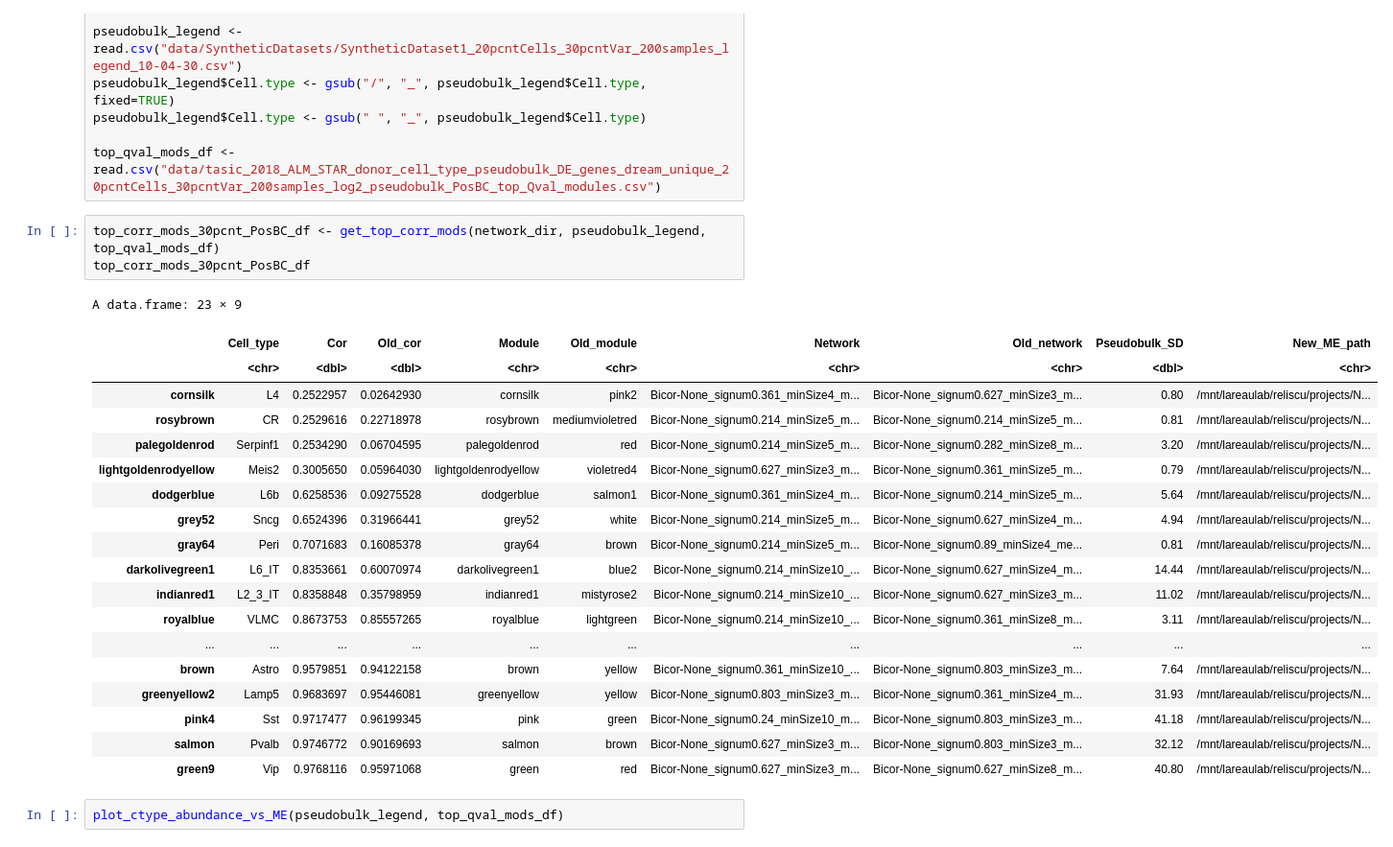
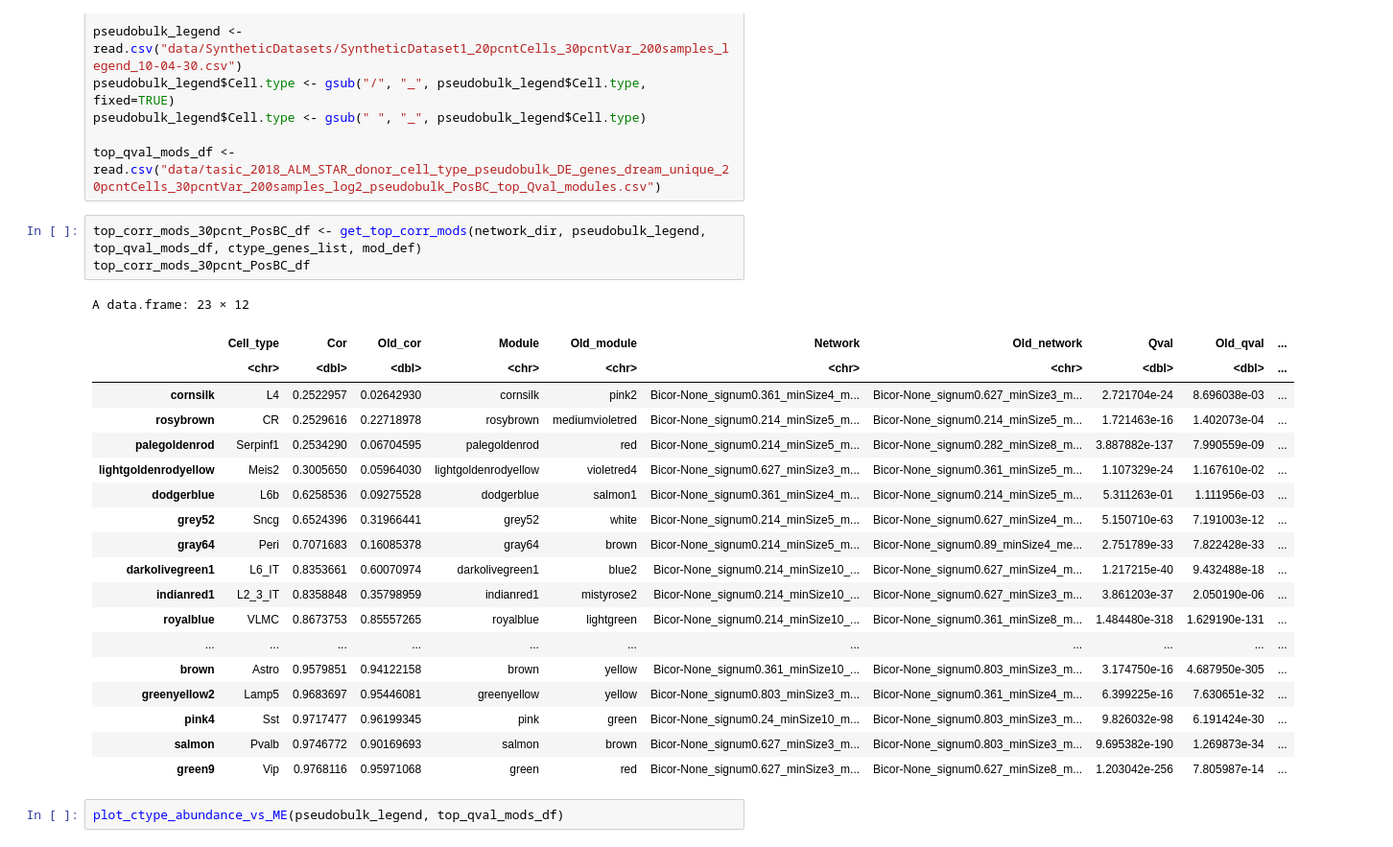
Before and after one commit to reliscu/pseudobulk_splicing_tasic_2018_mouse_ALM, a Jupyter notebook: 08_plot_modules_vs_eigengenes copy.ipynb, the cells around one changed output. Shown: that part at 96% size. Saved outputs shown, nothing was run; the diff lists cells and outputs as text.

```diff
--- a/08_plot_modules_vs_eigengenes copy.ipynb
+++ b/08_plot_modules_vs_eigengenes copy.ipynb
@@ -49,28 +49,28 @@ pseudobulk_legend$Cell.type <- gsub(" ", "_", pseudobulk_legend$Cell.type)
 
 top_qval_mods_df <- read.csv("data/tasic_2018_ALM_STAR_donor_cell_type_pseudobulk_DE_genes_dream_unique_20pcntCells_30pcntVar_200samples_log2_pseudobulk_PosBC_top_Qval_modules.csv")
 # %%
-top_corr_mods_30pcnt_PosBC_df <- get_top_corr_mods(network_dir, pseudobulk_legend, top_qval_mods_df)
+top_corr_mods_30pcnt_PosBC_df <- get_top_corr_mods(network_dir, pseudobulk_legend, top_qval_mods_df, ctype_genes_list, mod_def)
 top_corr_mods_30pcnt_PosBC_df
 # %% [output]
-A data.frame: 23 × 9
+A data.frame: 23 × 12
-|  | Cell_type | Cor | Old_cor | Module | Old_module | Network | Old_network | Pseudobulk_SD | New_ME_path |
-|  | <chr> | <dbl> | <dbl> | <chr> | <chr> | <chr> | <chr> | <dbl> | <chr> |
-| cornsilk | L4 | 0.2522957 | 0.02642930 | cornsilk | pink2 | Bicor-None_signum0.361_minSize4_m... | Bicor-None_signum0.627_minSize3_m... | 0.80 | /mnt/lareaulab/reliscu/projects/N... |
-| rosybrown | CR | 0.2529616 | 0.22718978 | rosybrown | mediumvioletred | Bicor-None_signum0.214_minSize5_m... | Bicor-None_signum0.214_minSize5_m... | 0.81 | /mnt/lareaulab/reliscu/projects/N... |
-| palegoldenrod | Serpinf1 | 0.2534290 | 0.06704595 | palegoldenrod | red | Bicor-None_signum0.214_minSize5_m... | Bicor-None_signum0.282_minSize8_m... | 3.20 | /mnt/lareaulab/reliscu/projects/N... |
-| lightgoldenrodyellow | Meis2 | 0.3005650 | 0.05964030 | lightgoldenrodyellow | violetred4 | Bicor-None_signum0.627_minSize3_m... | Bicor-None_signum0.361_minSize5_m... | 0.79 | /mnt/lareaulab/reliscu/projects/N... |
-| dodgerblue | L6b | 0.6258536 | 0.09275528 | dodgerblue | salmon1 | Bicor-None_signum0.361_minSize4_m... | Bicor-None_signum0.214_minSize5_m... | 5.64 | /mnt/lareaulab/reliscu/projects/N... |
-| grey52 | Sncg | 0.6524396 | 0.31966441 | grey52 | white | Bicor-None_signum0.214_minSize5_m... | Bicor-None_signum0.627_minSize4_m... | 4.94 | /mnt/lareaulab/reliscu/projects/N... |
-| gray64 | Peri | 0.7071683 | 0.16085378 | gray64 | brown | Bicor-None_signum0.214_minSize5_m... | Bicor-None_signum0.89_minSize4_me... | 0.81 | /mnt/lareaulab/reliscu/projects/N... |
-| darkolivegreen1 | L6_IT | 0.8353661 | 0.60070974 | darkolivegreen1 | blue2 | Bicor-None_signum0.214_minSize10_... | Bicor-None_signum0.627_minSize4_m... | 14.44 | /mnt/lareaulab/reliscu/projects/N... |
-| indianred1 | L2_3_IT | 0.8358848 | 0.35798959 | indianred1 | mistyrose2 | Bicor-None_signum0.214_minSize10_... | Bicor-None_signum0.627_minSize3_m... | 11.02 | /mnt/lareaulab/reliscu/projects/N... |
-| royalblue | VLMC | 0.8673753 | 0.85557265 | royalblue | lightgreen | Bicor-None_signum0.214_minSize10_... | Bicor-None_signum0.361_minSize8_m... | 3.11 | /mnt/lareaulab/reliscu/projects/N... |
-| ... | ... | ... | ... | ... | ... | ... | ... | ... | ... |
-| brown | Astro | 0.9579851 | 0.94122158 | brown | yellow | Bicor-None_signum0.361_minSize10_... | Bicor-None_signum0.803_minSize3_m... | 7.64 | /mnt/lareaulab/reliscu/projects/N... |
-| greenyellow2 | Lamp5 | 0.9683697 | 0.95446081 | greenyellow | yellow | Bicor-None_signum0.803_minSize3_m... | Bicor-None_signum0.361_minSize4_m... | 31.93 | /mnt/lareaulab/reliscu/projects/N... |
-| pink4 | Sst | 0.9717477 | 0.96199345 | pink | green | Bicor-None_signum0.24_minSize10_m... | Bicor-None_signum0.803_minSize3_m... | 41.18 | /mnt/lareaulab/reliscu/projects/N... |
-| salmon | Pvalb | 0.9746772 | 0.90169693 | salmon | brown | Bicor-None_signum0.627_minSize3_m... | Bicor-None_signum0.803_minSize3_m... | 32.12 | /mnt/lareaulab/reliscu/projects/N... |
-| green9 | Vip | 0.9768116 | 0.95971068 | green | red | Bicor-None_signum0.627_minSize3_m... | Bicor-None_signum0.627_minSize8_m... | 40.80 | /mnt/lareaulab/reliscu/projects/N... |
+|  | Cell_type | Cor | Old_cor | Module | Old_module | Network | Old_network | Qval | Old_qval | ... |
+|  | <chr> | <dbl> | <dbl> | <chr> | <chr> | <chr> | <chr> | <dbl> | <dbl> | ... |
+| cornsilk | L4 | 0.2522957 | 0.02642930 | cornsilk | pink2 | Bicor-None_signum0.361_minSize4_m... | Bicor-None_signum0.627_minSize3_m... | 2.721704e-24 | 8.696038e-03 | ... |
+| rosybrown | CR | 0.2529616 | 0.22718978 | rosybrown | mediumvioletred | Bicor-None_signum0.214_minSize5_m... | Bicor-None_signum0.214_minSize5_m... | 1.721463e-16 | 1.402073e-04 | ... |
+| palegoldenrod | Serpinf1 | 0.2534290 | 0.06704595 | palegoldenrod | red | Bicor-None_signum0.214_minSize5_m... | Bicor-None_signum0.282_minSize8_m... | 3.887882e-137 | 7.990559e-09 | ... |
+| lightgoldenrodyellow | Meis2 | 0.3005650 | 0.05964030 | lightgoldenrodyellow | violetred4 | Bicor-None_signum0.627_minSize3_m... | Bicor-None_signum0.361_minSize5_m... | 1.107329e-24 | 1.167610e-02 | ... |
+| dodgerblue | L6b | 0.6258536 | 0.09275528 | dodgerblue | salmon1 | Bicor-None_signum0.361_minSize4_m... | Bicor-None_signum0.214_minSize5_m... | 5.311263e-01 | 1.111956e-03 | ... |
+| grey52 | Sncg | 0.6524396 | 0.31966441 | grey52 | white | Bicor-None_signum0.214_minSize5_m... | Bicor-None_signum0.627_minSize4_m... | 5.150710e-63 | 7.191003e-12 | ... |
+| gray64 | Peri | 0.7071683 | 0.16085378 | gray64 | brown | Bicor-None_signum0.214_minSize5_m... | Bicor-None_signum0.89_minSize4_me... | 2.751789e-33 | 7.822428e-33 | ... |
+| darkolivegreen1 | L6_IT | 0.8353661 | 0.60070974 | darkolivegreen1 | blue2 | Bicor-None_signum0.214_minSize10_... | Bicor-None_signum0.627_minSize4_m... | 1.217215e-40 | 9.432488e-18 | ... |
+| indianred1 | L2_3_IT | 0.8358848 | 0.35798959 | indianred1 | mistyrose2 | Bicor-None_signum0.214_minSize10_... | Bicor-None_signum0.627_minSize3_m... | 3.861203e-37 | 2.050190e-06 | ... |
+| royalblue | VLMC | 0.8673753 | 0.85557265 | royalblue | lightgreen | Bicor-None_signum0.214_minSize10_... | Bicor-None_signum0.361_minSize8_m... | 1.484480e-318 | 1.629190e-131 | ... |
+| ... | ... | ... | ... | ... | ... | ... | ... | ... | ... | ... |
+| brown | Astro | 0.9579851 | 0.94122158 | brown | yellow | Bicor-None_signum0.361_minSize10_... | Bicor-None_signum0.803_minSize3_m... | 3.174750e-16 | 4.687950e-305 | ... |
+| greenyellow2 | Lamp5 | 0.9683697 | 0.95446081 | greenyellow | yellow | Bicor-None_signum0.803_minSize3_m... | Bicor-None_signum0.361_minSize4_m... | 6.399225e-16 | 7.630651e-32 | ... |
+| pink4 | Sst | 0.9717477 | 0.96199345 | pink | green | Bicor-None_signum0.24_minSize10_m... | Bicor-None_signum0.803_minSize3_m... | 9.826032e-98 | 6.191424e-30 | ... |
+| salmon | Pvalb | 0.9746772 | 0.90169693 | salmon | brown | Bicor-None_signum0.627_minSize3_m... | Bicor-None_signum0.803_minSize3_m... | 9.695382e-190 | 1.269873e-34 | ... |
+| green9 | Vip | 0.9768116 | 0.95971068 | green | red | Bicor-None_signum0.627_minSize3_m... | Bicor-None_signum0.627_minSize8_m... | 1.203042e-256 | 7.805987e-14 | ... |
 # %%
 plot_ctype_abundance_vs_ME(pseudobulk_legend, top_qval_mods_df)
 # %% [output]
```
Also changed, not shown: parts of 1 cell of this notebook, 2 other files.
